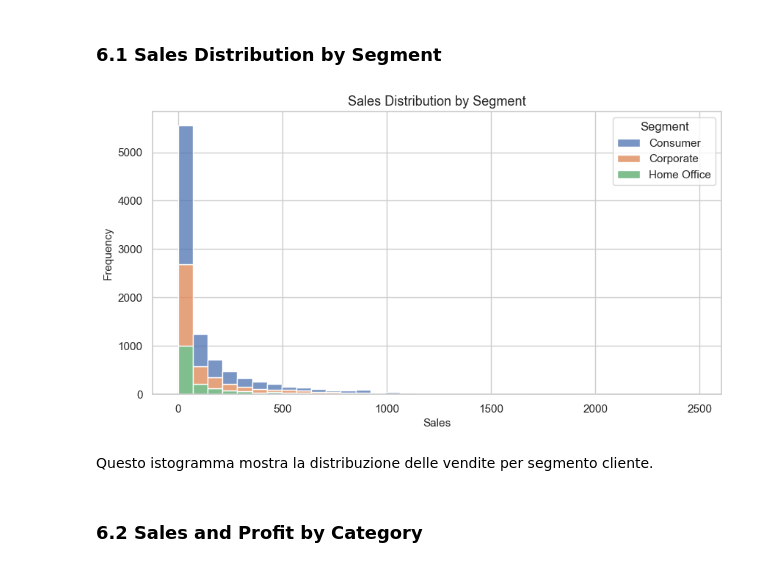
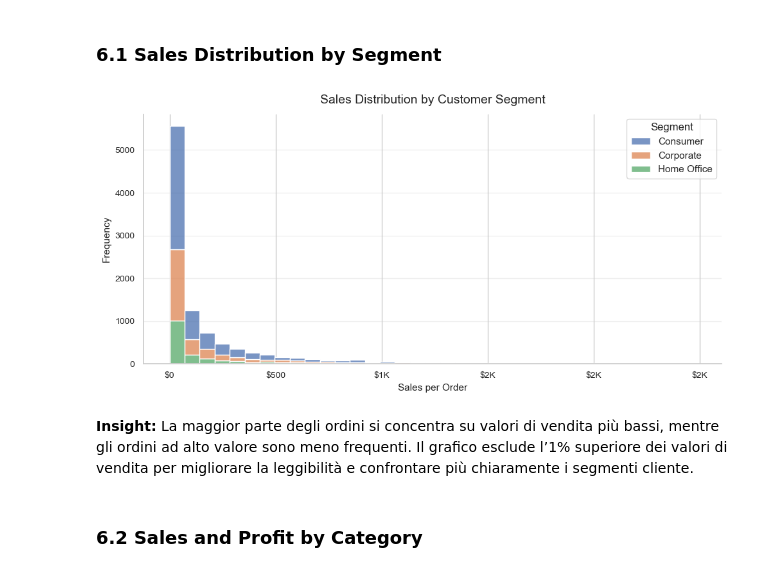
Before and after one commit to Victorrodas98/superstore-analysis-project-develhope, a Jupyter notebook: analysis_superstore_v3.ipynb, the cells around one changed output. Saved outputs shown, nothing was run; the diff lists cells and outputs as text; code cells hidden in the pictures.

```diff
--- a/analysis_superstore_v3.ipynb
+++ b/analysis_superstore_v3.ipynb
@@ -134,6 +151,8 @@ display(clean_df.head())
 
 Le funzioni seguenti servono a evitare codice ripetuto e a mantenere più ordinati i calcoli principali.
 # %%
+# Business calculation functions
+
 def calculate_profit_margin_percent(dataframe, profit_column, sales_column):
     """Calculate profit margin as a percentage."""
     return np.where(
@@ -189,6 +208,21 @@ def show_basic_kpis(dataframe):
     print(f"Total profit: {format_currency(total_profit)}")
     print(f"Average discount: {average_discount:.2%}")
     print(f"Overall profit margin: {profit_margin:.2%}")
+
+# Visualization formatting helpers
+
+def format_usd_millions(x, pos):
+    """Format values as US dollars in millions or thousands."""
+    if abs(x) >= 1_000_000:
+        return f"${x/1_000_000:.1f}M"
+    if abs(x) >= 1_000:
+        return f"${x/1_000:.0f}K"
+    return f"${x:.0f}"
+
+
+def format_percent(x, pos):
+    """Format values as percentages."""
+    return f"{x:.0f}%"
 # %% [markdown]
 ## 5. KPI Calculation
 
@@ -314,25 +348,38 @@ display(
 In questa sezione vengono visualizzati i principali risultati dell’analisi, con l’obiettivo di rendere più leggibili differenze, trend e aree critiche.
 # %% [markdown]
 ### 6.1 Sales Distribution by Segment
-# %%
-sales_visual_limit = clean_df["Sales"].quantile(0.99)
-sales_distribution_df = clean_df[clean_df["Sales"] <= sales_visual_limit].copy()
-
-plt.figure(figsize=(10, 5))
-sns.histplot(
-    data=sales_distribution_df,
-    x="Sales",
-    hue="Segment",
-    bins=35,
-    multiple="stack"
-)
-plt.title("Sales Distribution by Segment")
-plt.xlabel("Sales")
-plt.ylabel("Frequency")
-plt.show()
-# %% [output]
-[figure, removed]
+# %%
+sales_visual_limit = clean_df["Sales"].quantile(0.99)
+sales_distribution_df = clean_df[clean_df["Sales"] <= sales_visual_limit].copy()
+
+fig, ax = plt.subplots(figsize=(10, 5))
+
+sns.histplot(
+    data=sales_distribution_df,
+    x="Sales",
+    hue="Segment",
+    bins=35,
+    multiple="stack",
+    palette=SEGMENT_PALETTE,
+    ax=ax
+)
+
+ax.set_title("Sales Distribution by Customer Segment", pad=12)
+ax.set_xlabel("Sales per Order")
+ax.set_ylabel("Frequency")
+ax.xaxis.set_major_formatter(FuncFormatter(format_usd_millions))
+
+legend = ax.get_legend()
+if legend is not None:
+    legend.set_title("Segment")
+
+ax.grid(axis="y", alpha=0.3)
+
+plt.tight_layout()
+plt.show()
+# %% [output]
+[figure, added]
 # %% [markdown]
-Questo istogramma mostra la distribuzione delle vendite per segmento cliente.
+**Insight:** La maggior parte degli ordini si concentra su valori di vendita più bassi, mentre gli ordini ad alto valore sono meno frequenti. Il grafico esclude l’1% superiore dei valori di vendita per migliorare la leggibilità e confrontare più chiaramente i segmenti cliente.
 # %% [markdown]
 ### 6.2 Sales and Profit by Category
```
Also changed, not shown: parts of 27 cells of this notebook, 2 other files.
